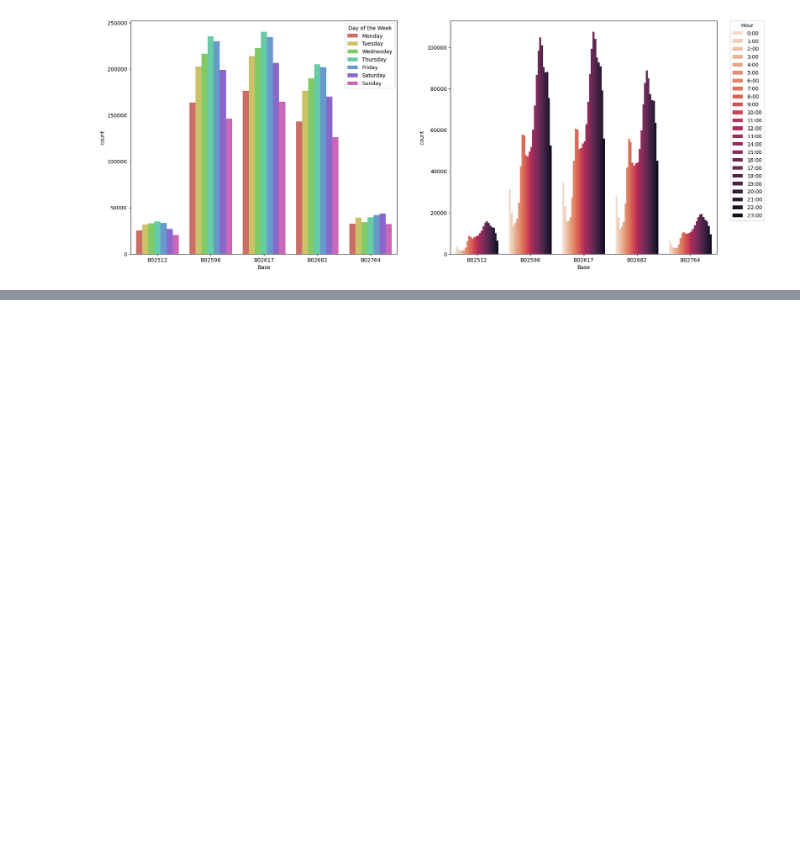
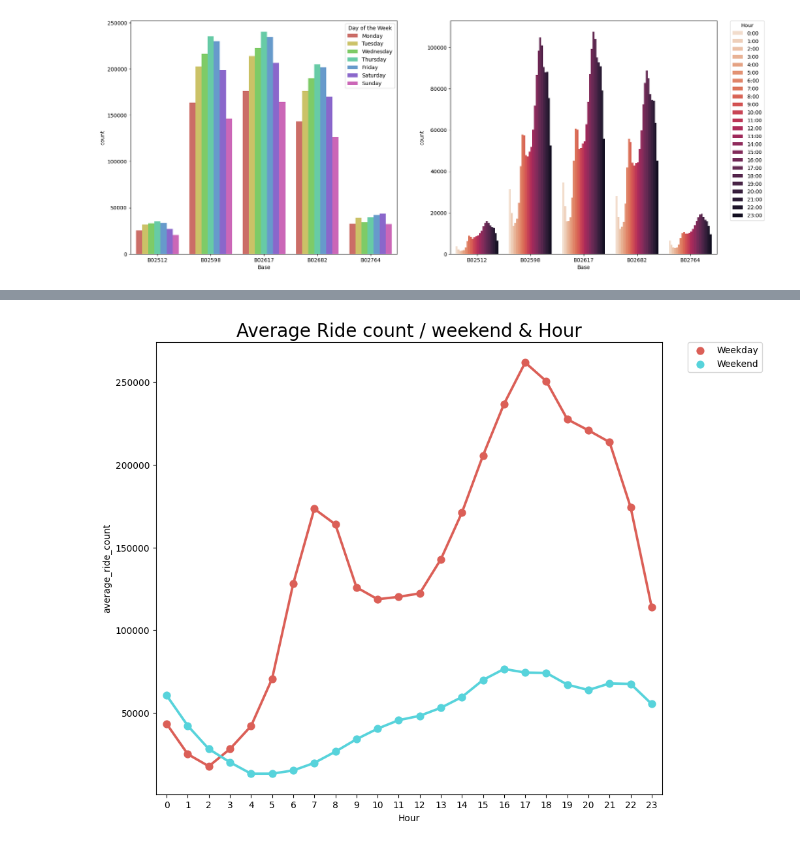
Before and after one commit to Swellisgood/fullstack-data-certification, a Jupyter notebook: BLOC_3_ML/uber_pickups/uber_pickups.ipynb, the cells around one changed output, grey strips where cells are left out. Cells and saved outputs as stored; diff of their text form; code cells hidden in the pictures; blank space fills up the shorter version.

```diff
--- a/BLOC_3_ML/uber_pickups/uber_pickups.ipynb
+++ b/BLOC_3_ML/uber_pickups/uber_pickups.ipynb
@@ -53,0 +81,13 @@ plt.show()
+# %%
+#average ride count by weekday and weekend
+weekend_avg = df_uber.groupby(['weekend','Hour'])['Date/Time'].count().reset_index().rename(columns = {'Date/Time':'average_ride_count'})
+weekend_avg['weekend'] = weekend_avg['weekend'].map({0:'Weekday', 1:'Weekend'})
+
+
+#plotting average ride count by weekday and weekend
+plt.figure(figsize=(10,9))
+sns.pointplot(x='Hour',y='average_ride_count',hue='weekend', data = weekend_avg, palette='hls').set_title('Average Ride count / weekend & Hour', color='black', fontsize=20)
+plt.legend(bbox_to_anchor=(1.05, 1), loc=2, borderaxespad=0.)
+plt.show()
+# %% [output]
+[figure, added]
```
Also changed, not shown: parts of 18 cells of this notebook.
